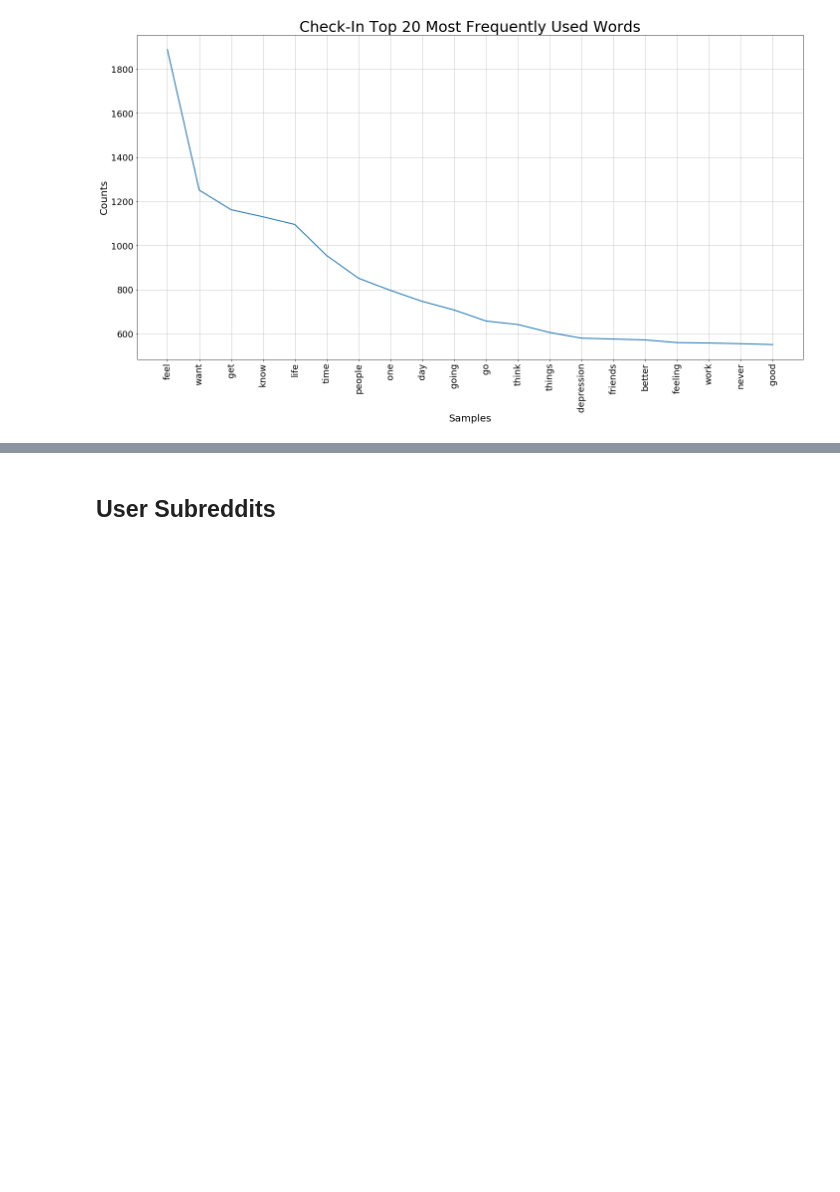
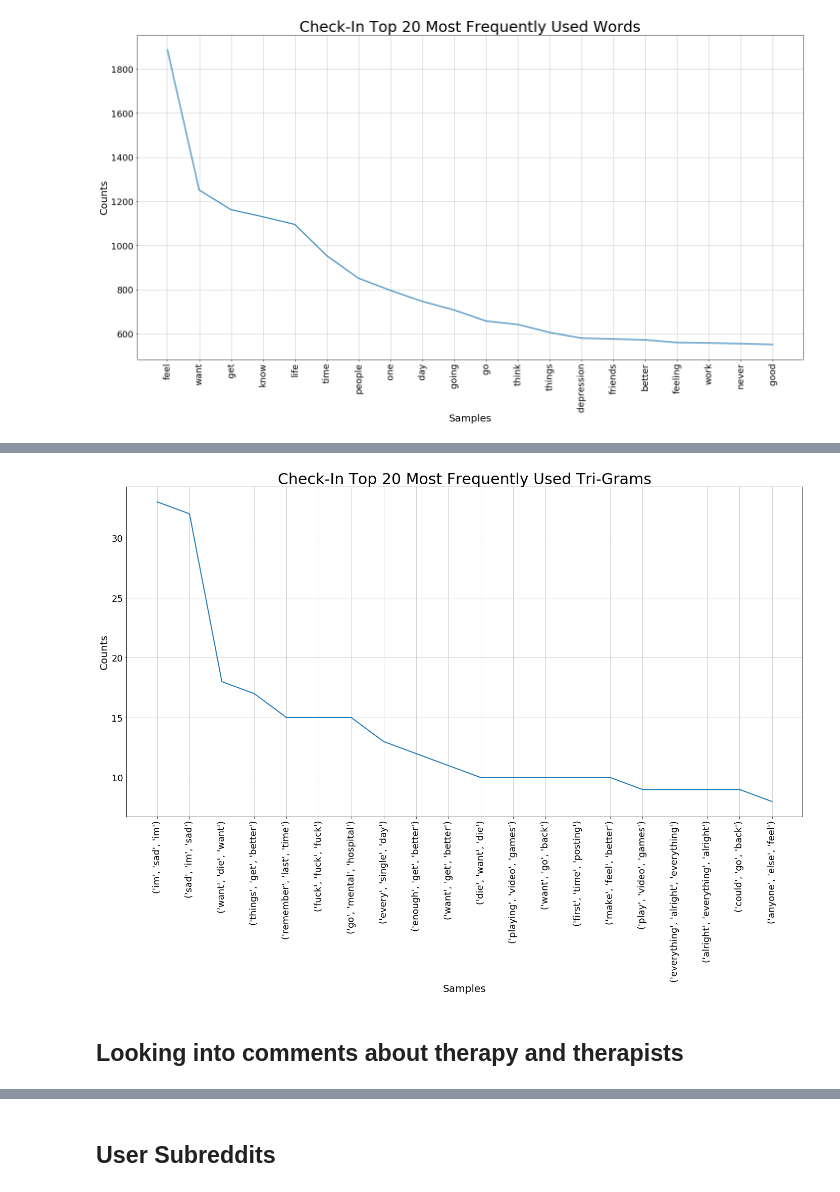
Before and after one commit to andy-alba/Analyzing-Mental-Health-in-America, a Jupyter notebook: AndyA_Analysis.ipynb, the cells around one changed output, grey strips where cells are left out. Drawn from its saved outputs; the diff is of its cells as text; code cells hidden in the pictures; blank space fills up the shorter version.

```diff
--- a/AndyA_Analysis.ipynb
+++ b/AndyA_Analysis.ipynb
@@ -717,0 +731,17 @@ tester_fq.plot(20, cumulative = False)
+# %%
+plt.figure(figsize = (24, 12))
+plt.xticks(size = 18)
+plt.xlabel('xlabel', size = 20)
+plt.yticks(size = 18)
+plt.ylabel('ylabel', size = 20)
+
+plt.title('Check-In Top 20 Most Frequently Used Tri-Grams', size = 30)
+
+
+tgs = nltk.trigrams(comments)
+fdist_tgs = nltk.FreqDist(tgs)
+fdist_tgs.plot(20, cumulative = False)
+# %% [output]
+[figure, added]
+# %% [markdown]
+## Looking into comments about therapy and therapists
```
Also changed, not shown: parts of 39 cells of this notebook.
